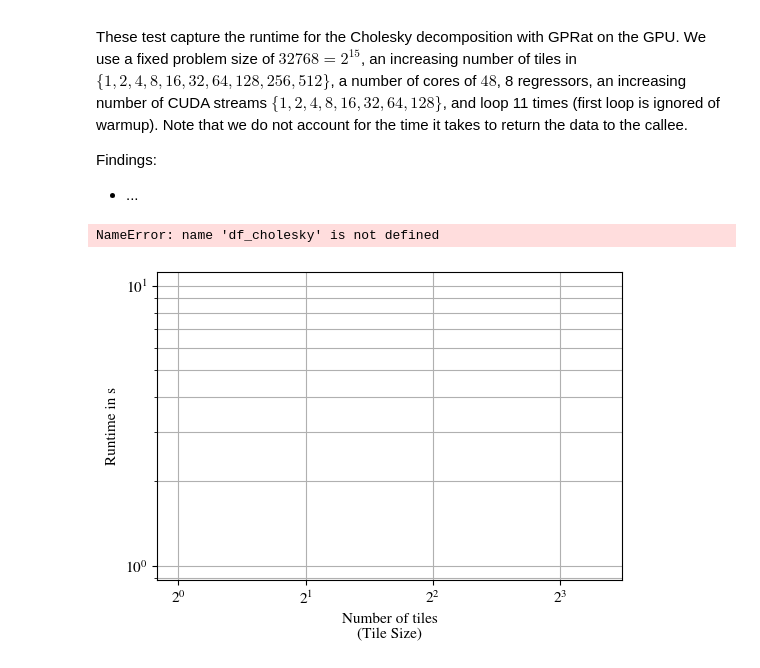
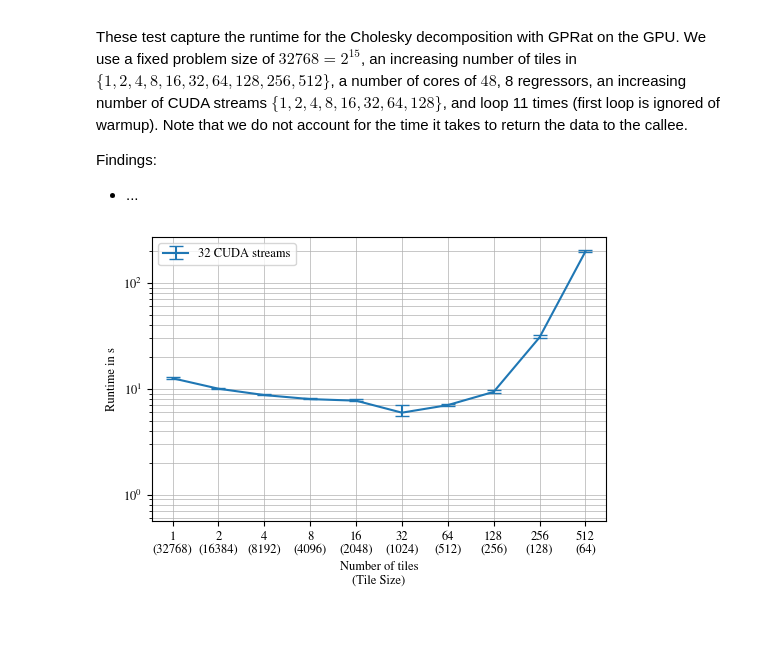
Before and after one commit to moellh/GPRat, a Jupyter notebook: 3-4-cholesky-gpu.ipynb, the cells around one changed output. Drawn from its saved outputs; the diff is of its cells as text; code cells hidden in the pictures; blank space fills up the shorter version.

```diff
--- a/3-4-cholesky-gpu.ipynb
+++ b/3-4-cholesky-gpu.ipynb
@@ -26,7 +26,7 @@ mpl.rcParams.update({'errorbar.capsize': 5})
 # %%
 # load data
 
-apex_dir_cholesky = "./data/3"
+apex_dir_cholesky = "./data/4" # TODO: set to 3
 apex_dir_steps = "./data/4"
 
 names_cholesky = [
@@ -34,11 +34,8 @@ names_cholesky = [
 ]
 
 names_steps = [
-    "cholesky_step ressource allocation",
     "cholesky_step assembly",
     "cholesky_step cholesky",
-    "cholesky_step copyback"
-    "cholesky_step ressource destroy"
     "assemble K_tiles",
     "cholesky potrf",
     "cholesky trsm",
@@ -51,6 +48,7 @@ file_headers = [
     "n_train",
     "n_tiles",
     "n_reg",
+    "n_streams",
     "n_loops"
 ]
 
@@ -67,33 +65,53 @@ def apex_files_to_df(dir, names):
                 df[key] = value
             data.append(df)
     df_combined = pd.concat(data, ignore_index=True)
+    df_combined.sort_values(by="n_tiles", inplace=True)
     return df_combined
 
 df_cholesky = apex_files_to_df(apex_dir_cholesky, names_cholesky)
 df_steps = apex_files_to_df(apex_dir_steps, names_steps)
+# %%
+def confidence_error(df, confidence=0.95, column="stddev"):
+    alpha = 1.0 - confidence
+    lower_limit = df[column] * np.sqrt(
+        (df["n_loops"] - 1) / chi2.ppf(1 - (alpha / 2), df=(df["n_loops"] - 1))
+    )
+    upper_limit = df[column] * np.sqrt(
+        (df["n_loops"] - 1) / chi2.ppf(alpha / 2, df=(df["n_loops"] - 1))
+    )
+    return [lower_limit, upper_limit]
 # %%
 # plot for cholesky
-# TODO
 
 n_train = 32768
 
-plt.figure(figsize=(6, 4))
+plt.figure(figsize=(5, 3.5))
 
-plt.xlabel('Number of tiles\n(Tile Size)')
-plt.ylabel('Runtime in s')
+plt.xlabel("Number of tiles\n(Tile Size)")
+plt.ylabel("Runtime in s")
 plt.grid(True, which="both")
-plt.xscale('log', base=2)
+plt.xscale("log", base=2)
 plt.yscale("log", base=10)
+# plt.ylim(10, 500)
 
-xticks = df_cholesky['n_tiles'].unique()
+xticks = df_cholesky["n_tiles"].unique()
 tile_sizes = n_train / xticks
 plt.xticks(
     xticks,
     [f"{int(tile)}\n({int(size)})" for tile, size in zip(xticks, tile_sizes)],
 )
 
+for n_streams, group in df_cholesky.groupby("n_streams"):
+    lower, upper = confidence_error(group, 0.95)
+    plt.errorbar(
+        group["n_tiles"],
+        group["mean"] / 10**9,
+        yerr=[lower / 10**9, upper / 10**9],
+        label=f"{n_streams} CUDA streams",
+    )
+
 plt.legend()
+plt.tight_layout(pad=0)
 plt.savefig("./pdf/cholesky-gpu.pdf")
 # %% [output]
-NameError: name 'df_cholesky' is not defined
-[figure, old version]
+[figure, new version]
```
Also changed, not shown: parts of 6 cells of this notebook, 50 other files.
